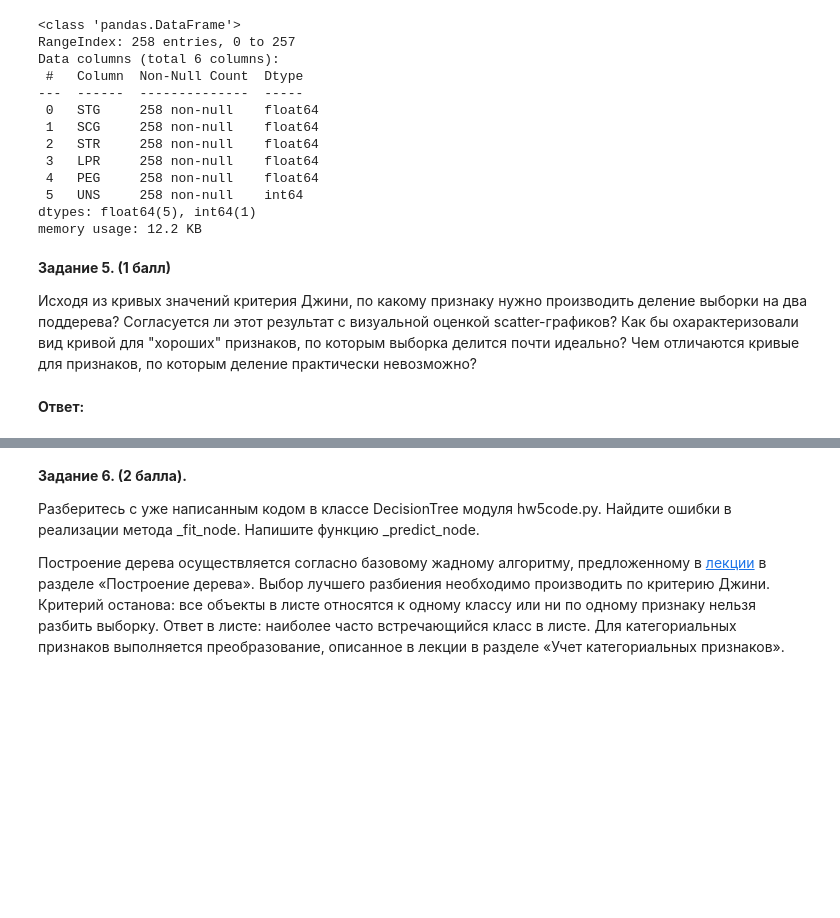
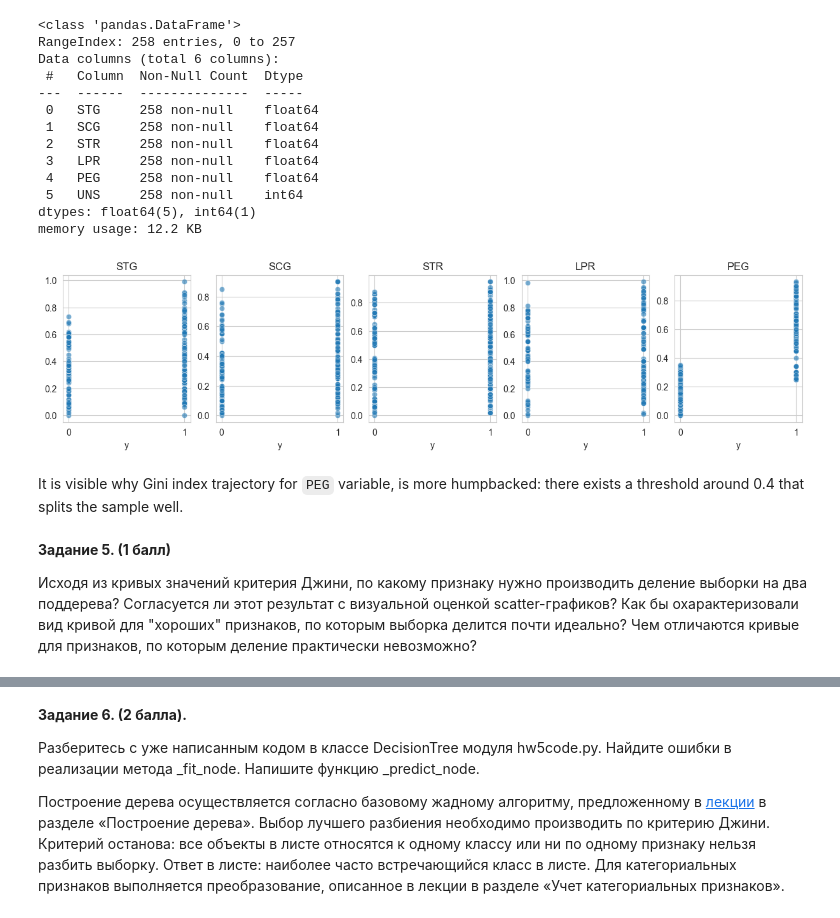
Before and after one commit to saaprikins/nes_ml_course_homeworks, a Jupyter notebook: homework_practice_5.ipynb, the cells around one changed output, grey strips where cells are left out. Cells and saved outputs as stored; diff of their text form; code cells hidden in the pictures; blank space fills up the shorter version.

```diff
--- a/homework_practice_5.ipynb
+++ b/homework_practice_5.ipynb
@@ -336,9 +336,17 @@ for i, col in enumerate(df.drop(columns="UNS").columns.tolist(), start=0):
     fig.add_trace(go.Scatter(x=[threshold_best], y=[gini_best], mode="markers", name=f"{col} best", marker=dict(size=8, color="red"), showlegend=False))
 fig.update_layout(title="Gini vs threshold for each feature", xaxis_title="Threshold", yaxis_title="Gini")
 fig.show()
+# %%
+fig, ax = plt.subplots(nrows=1, ncols=5, figsize=(15, 3))
+for i, col in enumerate(df.drop(columns="UNS").columns.tolist(), start=0):
+    sns.scatterplot(df, x=y, y=col, ax=ax[i], alpha=0.6)
+    ax[i].set(title=f"{col}", xlabel=f"y", ylabel=f"")
+    ax[i].set_xticks([0, 1])
+# %% [output]
+[figure, added]
+# %% [markdown]
+It is visible why Gini index trajectory for `PEG` variable, is more humpbacked: there exists a threshold around 0.4 that splits the sample well.
 # %% [markdown]
 __Задание 5. (1 балл)__
 
 Исходя из кривых значений критерия Джини, по какому признаку нужно производить деление выборки на два поддерева? Согласуется ли этот результат с визуальной оценкой scatter-графиков? Как бы охарактеризовали вид кривой для "хороших" признаков, по которым выборка делится почти идеально? Чем отличаются кривые для признаков, по которым деление практически невозможно?
-# %% [markdown]
-**Ответ:**
```
Also changed, not shown: parts of 3 cells of this notebook.
